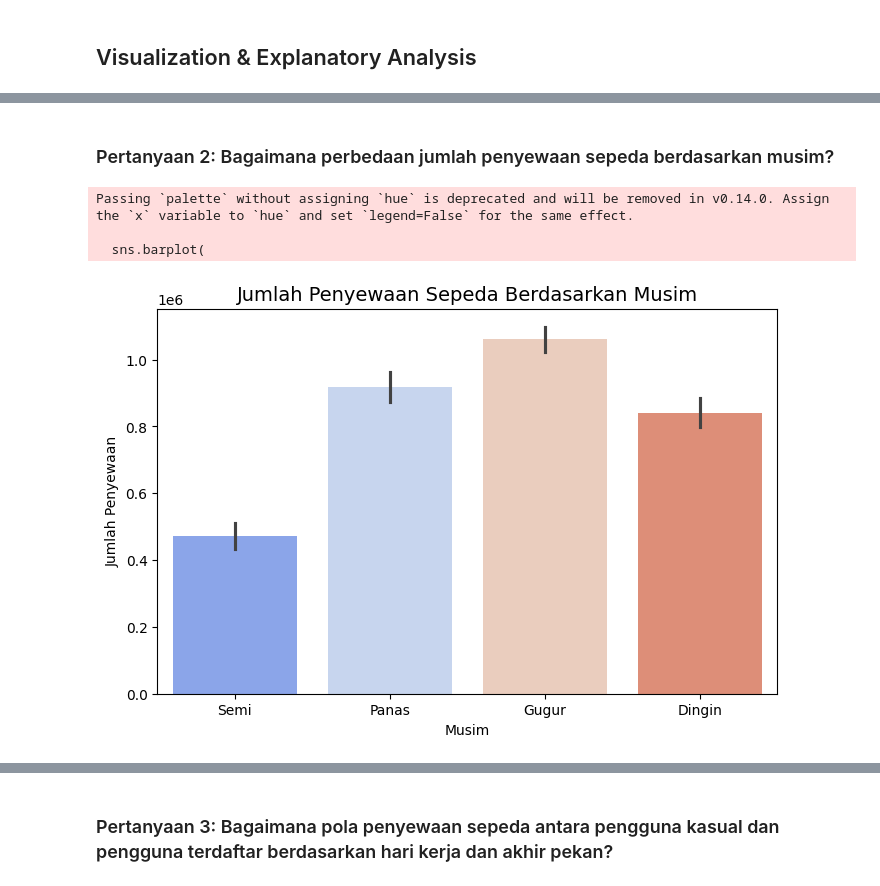
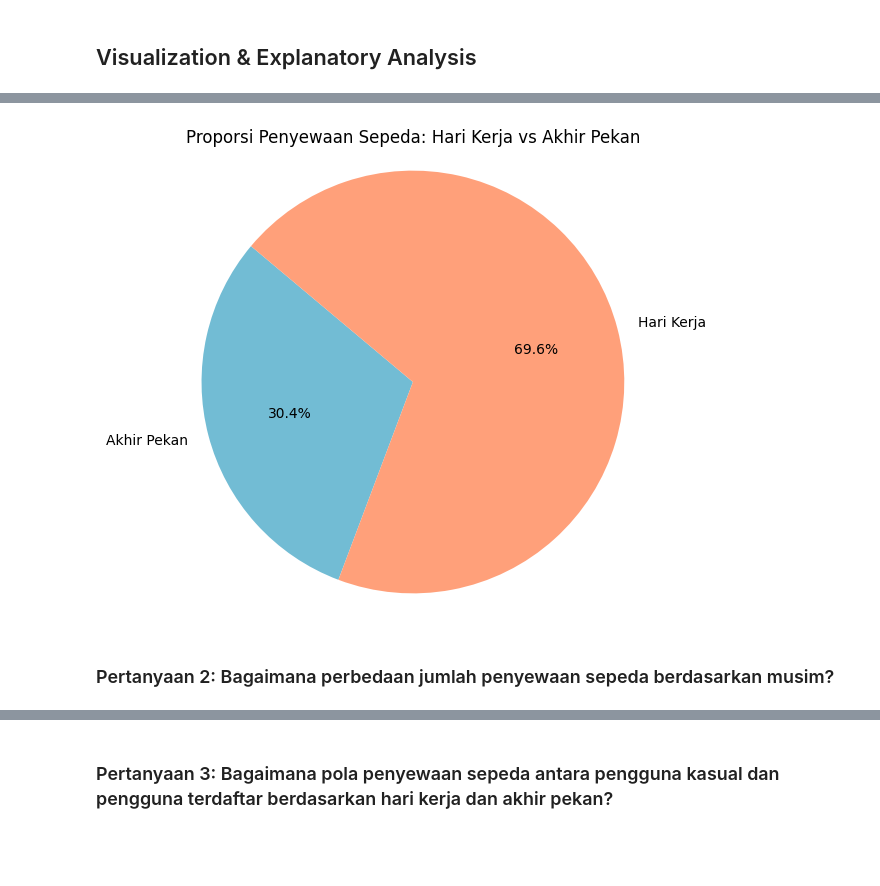
Before and after one commit to Chatarinaeva/proyek_analisis_data_python, a Jupyter notebook: notebook.ipynb, the cells around one changed output, grey strips where cells are left out. Drawn from its saved outputs; the diff is of its cells as text; code cells hidden in the pictures; blank space fills up the shorter version.

```diff
--- a/notebook.ipynb
+++ b/notebook.ipynb
@@ -377,20 +631,17 @@ Passing `palette` without assigning `hue` is deprecated and will be removed in v
+# %%
+# Pie Chart: Proporsi Penyewaan Sepeda Hari Kerja vs Akhir Pekan**
+plt.figure(figsize=(6, 6))
+plt.pie(
+    workingday_counts["cnt"],
+    labels=workingday_counts["workingday"],
+    autopct="%1.1f%%",
+    colors=["#72BCD4", "#FFA07A"],
+    startangle=140
+)
+plt.title("Proporsi Penyewaan Sepeda: Hari Kerja vs Akhir Pekan")
+plt.axis("equal")
+plt.show()
+# %% [output]
+[figure, added]
 # %% [markdown]
 ### Pertanyaan 2: Bagaimana perbedaan jumlah penyewaan sepeda berdasarkan musim?
-# %%
-plt.figure(figsize=(8, 5))
-sns.barplot(
-    x=day_df['season'],
-    y=day_df['cnt'],
-    estimator=sum,
-    palette="coolwarm"
-)
-plt.xticks(ticks=[0, 1, 2, 3], labels=["Semi", "Panas", "Gugur", "Dingin"])
-plt.title("Jumlah Penyewaan Sepeda Berdasarkan Musim", fontsize=14)
-plt.xlabel("Musim")
-plt.ylabel("Jumlah Penyewaan")
-plt.show()
-# %% [output]
-Passing `palette` without assigning `hue` is deprecated and will be removed in v0.14.0. Assign the `x` variable to `hue` and set `legend=False` for the same effect.
-
-  sns.barplot(
-[figure, removed]
```
Also changed, not shown: parts of 107 cells of this notebook, 2 other files.
